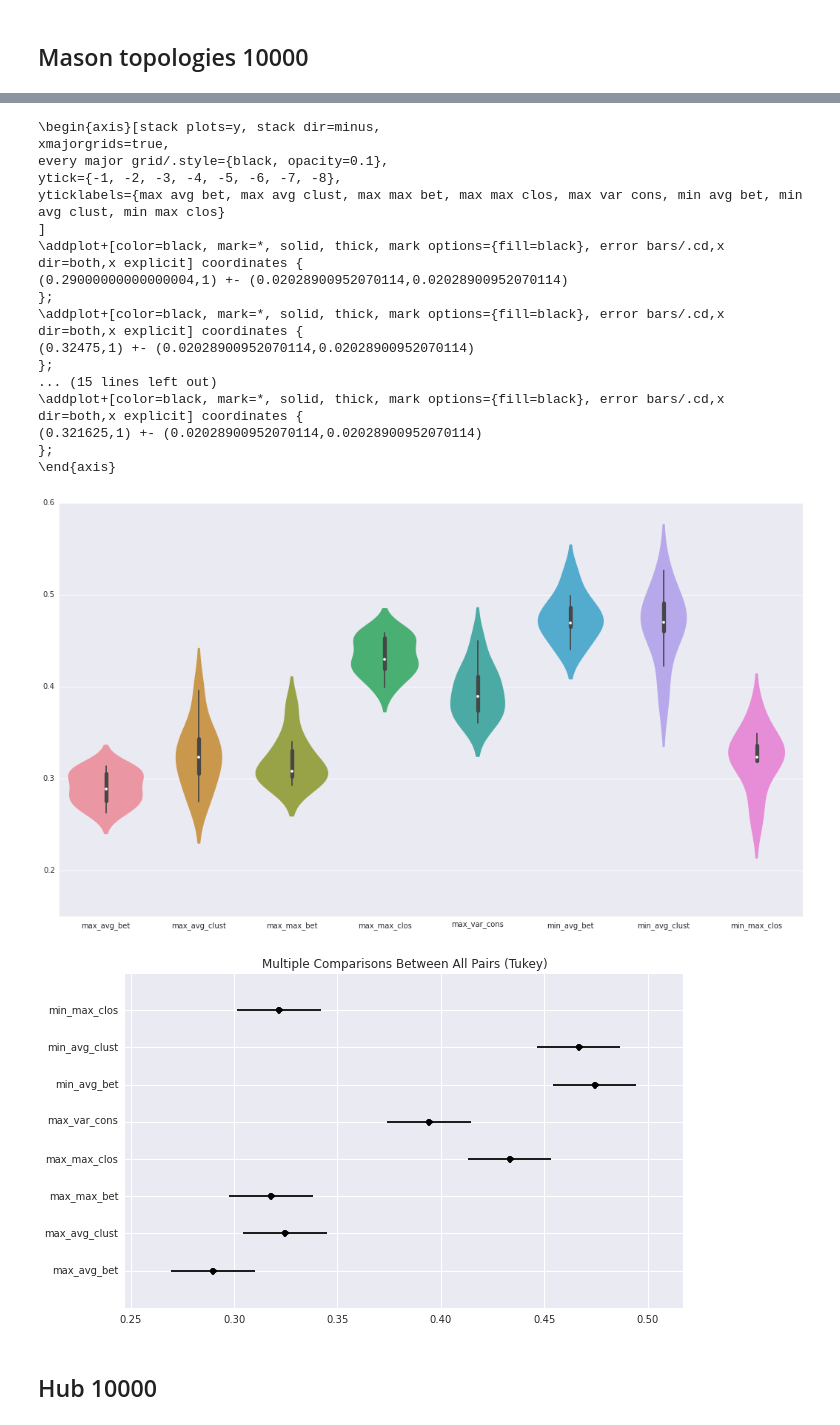
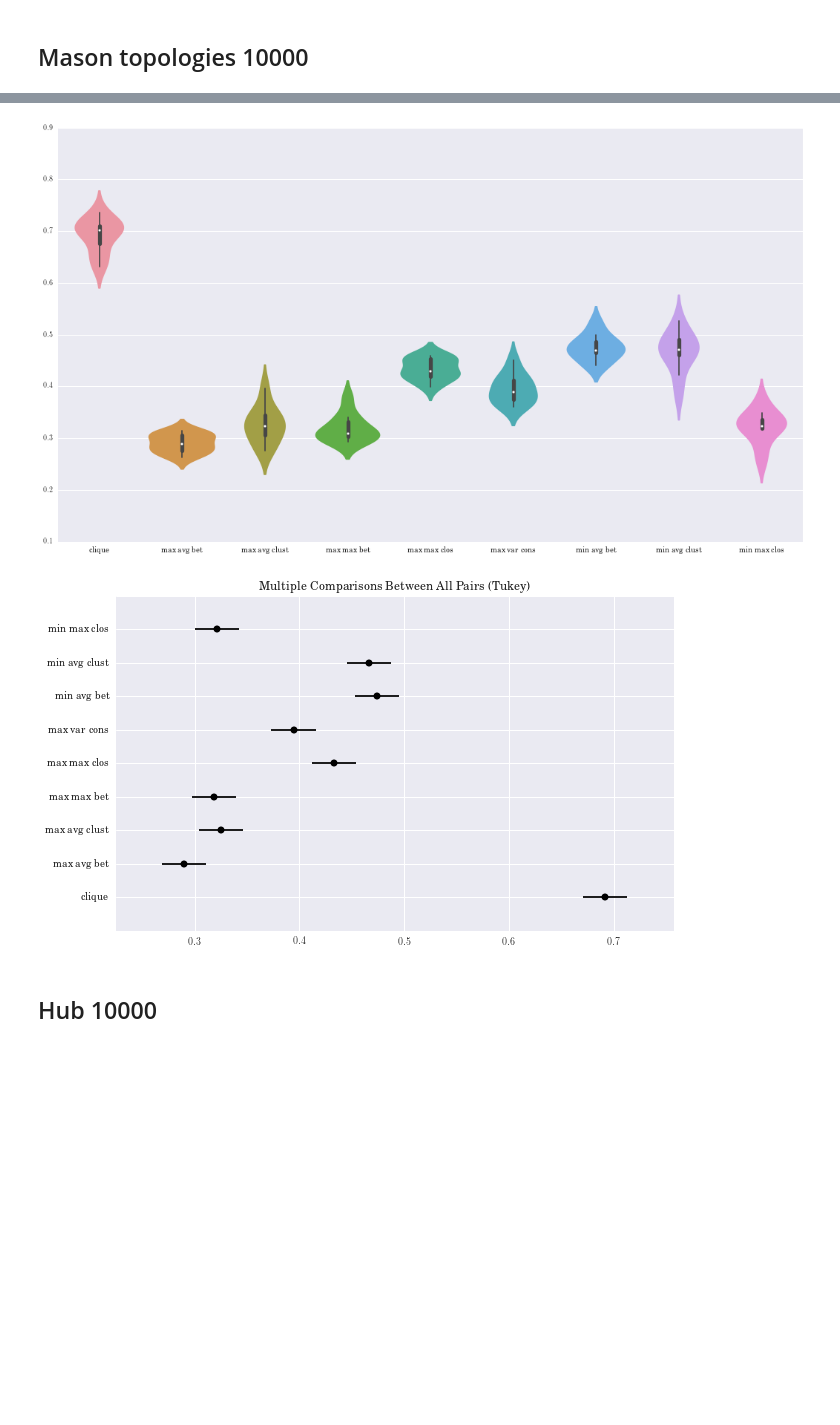
Before and after one commit to zubekj/cog-abm, a Jupyter notebook: statistical_analysis.ipynb, the cells around one changed output, grey strips where cells are left out. Cells and saved outputs as stored; diff of their text form; code cells hidden in the pictures; blank space fills up the shorter version.

Commit message:
Improved plots.

```diff
--- a/statistical_analysis.ipynb
+++ b/statistical_analysis.ipynb
@@ -1,4 +1,11 @@
 # %%
+import matplotlib
+#rc('font',**{'family':'sans-serif','sans-serif':['Helvetica']})
+## for Palatino and other serif fonts use:
+#rc('font',**{'family':'serif','serif':['Palatino']})
+matplotlib.rc('text', usetex=True)
+matplotlib.use('pgf')
+
 import pandas as pd
 
 from statsmodels.stats.anova import anova_lm
@@ -10,8 +17,12 @@ import matplotlib.pyplot as plt
 
 import seaborn as sns
 
+sns.set(font="serif")
+
 from scipy.stats import bartlett
 
 import IPython
 
+from matplotlib2tikz import save as tikz_save
+
 %matplotlib inline
@@ -32,5 +101,5 @@ def print_pgfplot(data):
 # %%
-def collect_results(iter_num, networks, metric="CLA", ddir="shif_sim_data"):
+def collect_results(iter_num, networks, metric="CLA"):
     N_SIM = 10
 
 
@@ -38,14 +107,26 @@ def collect_results(iter_num, networks, metric="CLA", ddir="shif_sim_data"):
     for network in networks:
         row = []
         for i in range(N_SIM):
-            data_sim = pd.read_csv("results_of_simulation/{3}/"\
-                                   "data_{0}_to_clique_{1}{2}".format(network, metric, i, ddir),
+            data_sim = pd.read_csv("results_of_simulation/shift_sim_data/"\
+                                   "data_{0}_to_clique_{1}{2}".format(network, metric, i),
                                    delim_whitespace=True, header=None, index_col=0)
             row.append(data_sim.loc[iter_num].mean())
         matrix.append(row)
 
     results = pd.DataFrame(matrix)
     results.columns = list(range(N_SIM))
-    results.index = networks
+
+    names = []
+    for n in networks:
+        if n == "hub":
+            names.append("star")
+        elif n == "hub_speaker":
+            names.append("star hearer")
+        elif n == "hub_hearer":
+            names.append("star speaker")
+        else:
+            names.append(n.replace("_", " "))
+
+    results.index = names
 
     return results
@@ -76,13 +190,14 @@ def bartlett_anova_tukey_suite(r):
 # %% [markdown]
 ## Mason topologies 10000
 # %%
-networks = ["max_avg_bet", "max_avg_clust", "max_max_bet", "max_max_clos",
+networks = ["clique",
+    "max_avg_bet", "max_avg_clust", "max_max_bet", "max_max_clos",
             "max_var_cons", "min_avg_bet", "min_avg_clust", "min_max_clos",
-            # "clique"
+
             # "hub", "clique", "hub_hearer", "hub_speaker"
            ]
 
 r = collect_results(10000, networks).T
 res = bartlett_anova_tukey_suite(r)
-print_pgfplot(res)
+print_pgfplot(res, "manuscript_plots/tukey_mason.tex")
 # %% [output]
@@ -110,22 +225,5 @@ Multiple Comparison of Means - Tukey HSD,FWER=0.05
-\begin{axis}[stack plots=y, stack dir=minus,
-xmajorgrids=true,
-every major grid/.style={black, opacity=0.1},
-ytick={-1, -2, -3, -4, -5, -6, -7, -8},
-yticklabels={max avg bet, max avg clust, max max bet, max max clos, max var cons, min avg bet, min avg clust, min max clos}
-]
-\addplot+[color=black, mark=*, solid, thick, mark options={fill=black}, error bars/.cd,x dir=both,x explicit] coordinates {
-(0.29000000000000004,1) +- (0.02028900952070114,0.02028900952070114)
-};
-\addplot+[color=black, mark=*, solid, thick, mark options={fill=black}, error bars/.cd,x dir=both,x explicit] coordinates {
-(0.32475,1) +- (0.02028900952070114,0.02028900952070114)
-};
-... (15 lines left out)
-\addplot+[color=black, mark=*, solid, thick, mark options={fill=black}, error bars/.cd,x dir=both,x explicit] coordinates {
-(0.321625,1) +- (0.02028900952070114,0.02028900952070114)
-};
-\end{axis}
-[figure, old version]
+[figure, new version]
-[figure, old version]
+[figure, new version]
 # %% [markdown]
 ## Hub 10000
 # %%
```
Also changed, not shown: parts of 11 cells of this notebook, 10 other files.
